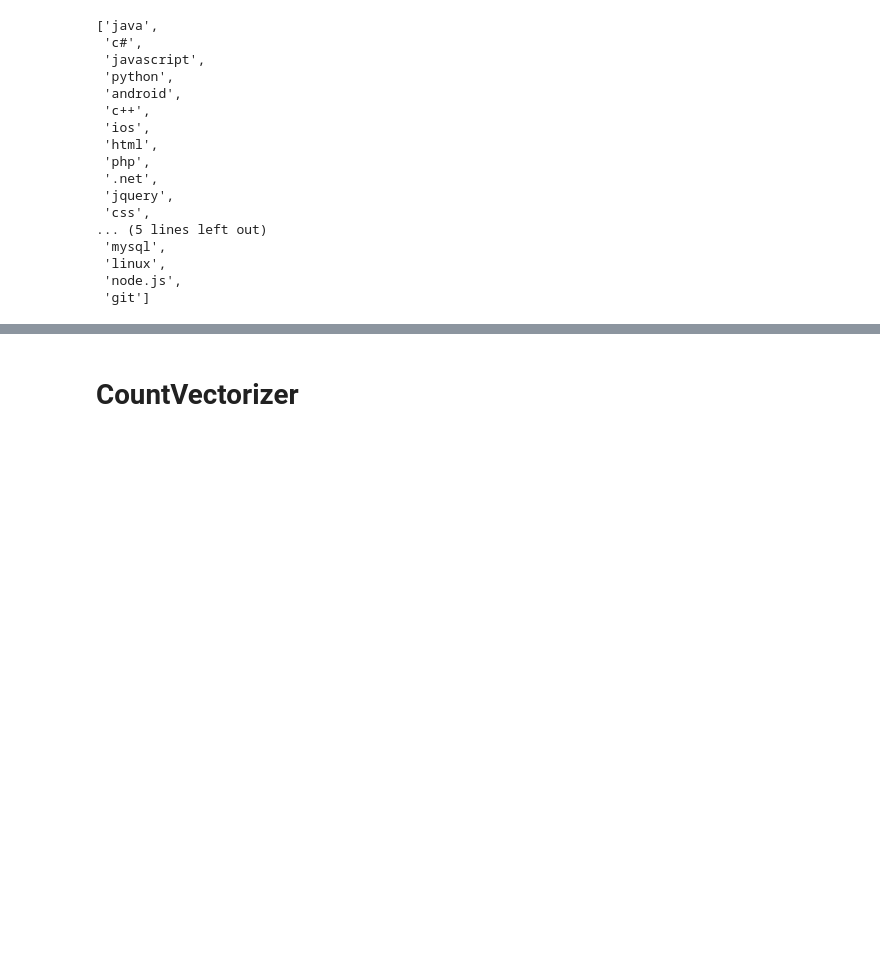
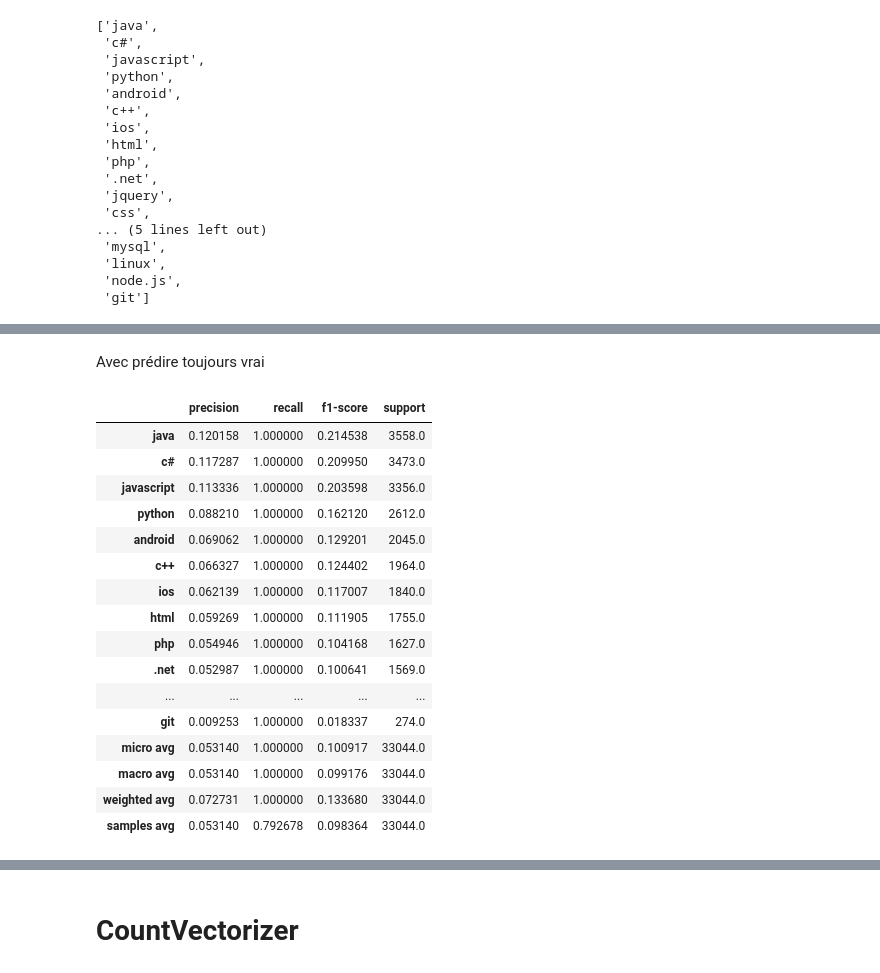
Before and after one commit to DomWch/OpenClassRooms-NLP-P5, a Jupyter notebook: p5-nlp-tfidf-onevsrest.ipynb, the cells around one changed output, grey strips where cells are left out. Saved outputs shown, nothing was run; the diff lists cells and outputs as text; code cells hidden in the pictures; blank space fills up the shorter version.

```diff
--- a/p5-nlp-tfidf-onevsrest.ipynb
+++ b/p5-nlp-tfidf-onevsrest.ipynb
@@ -224,0 +279,24 @@ with open("/kaggle/working/description.json", "w") as outfile:
+# %% [markdown]
+Avec prédire toujours vrai
+# %%
+save_score(
+    y_true=y_test, y_pred=y_test.replace([False], True), target_names=target_names
+)
+# %% [output]
+|  | precision | recall | f1-score | support |
+| java | 0.120158 | 1.000000 | 0.214538 | 3558.0 |
+| c# | 0.117287 | 1.000000 | 0.209950 | 3473.0 |
+| javascript | 0.113336 | 1.000000 | 0.203598 | 3356.0 |
+| python | 0.088210 | 1.000000 | 0.162120 | 2612.0 |
+| android | 0.069062 | 1.000000 | 0.129201 | 2045.0 |
+| c++ | 0.066327 | 1.000000 | 0.124402 | 1964.0 |
+| ios | 0.062139 | 1.000000 | 0.117007 | 1840.0 |
+| html | 0.059269 | 1.000000 | 0.111905 | 1755.0 |
+| php | 0.054946 | 1.000000 | 0.104168 | 1627.0 |
+| .net | 0.052987 | 1.000000 | 0.100641 | 1569.0 |
+| ... | ... | ... | ... | ... |
+| git | 0.009253 | 1.000000 | 0.018337 | 274.0 |
+| micro avg | 0.053140 | 1.000000 | 0.100917 | 33044.0 |
+| macro avg | 0.053140 | 1.000000 | 0.099176 | 33044.0 |
+| weighted avg | 0.072731 | 1.000000 | 0.133680 | 33044.0 |
+| samples avg | 0.053140 | 0.792678 | 0.098364 | 33044.0 |
```
Also changed, not shown: parts of 28 cells of this notebook.
